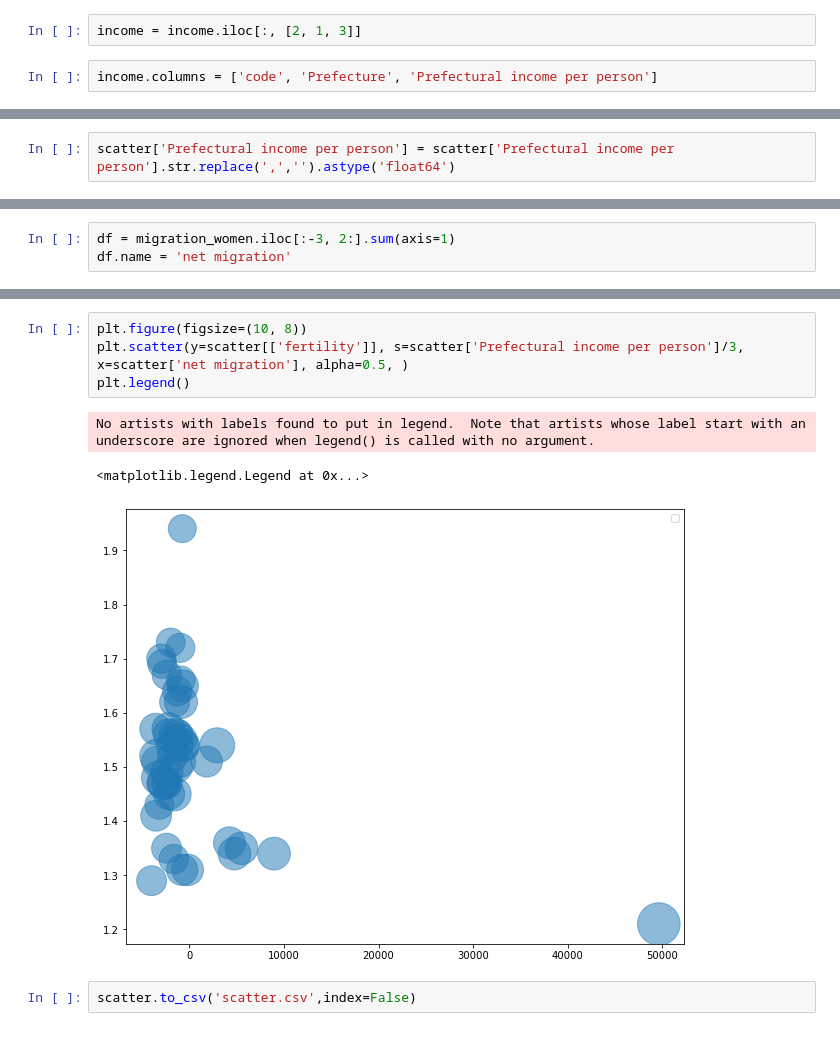
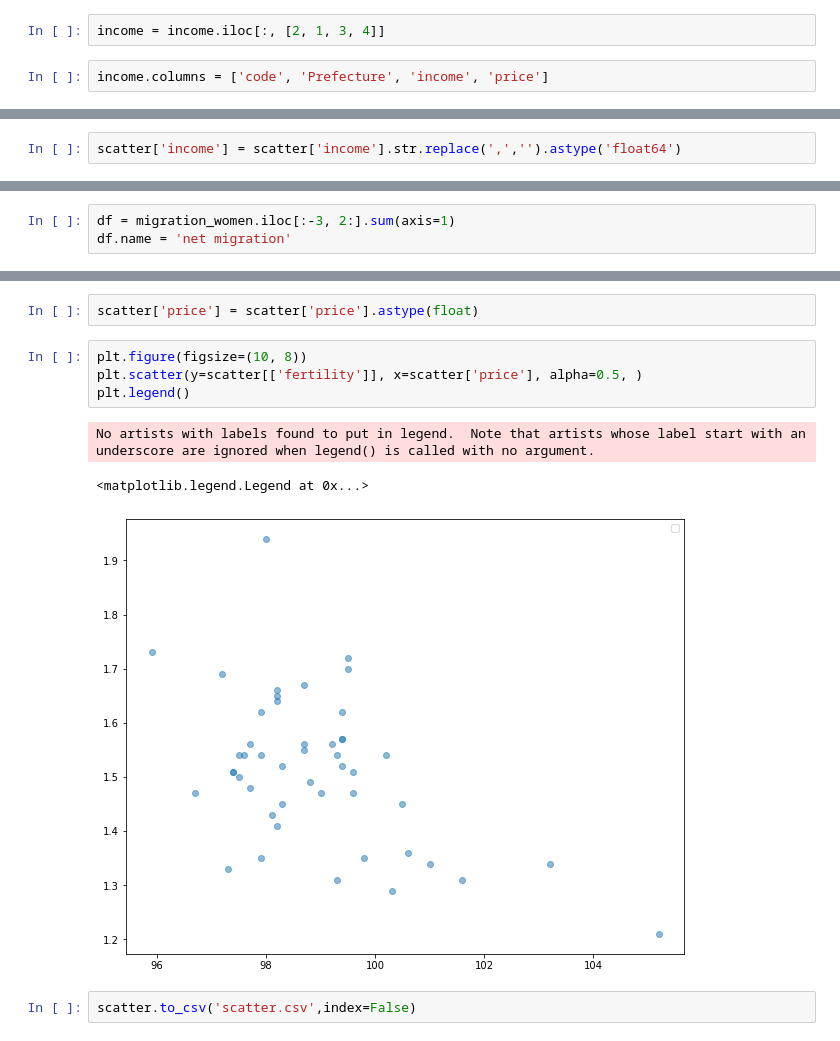
Before and after one commit to ayakow1/CAPP30239_FA22, a Jupyter notebook: data/data_clean.ipynb, the cells around one changed output, grey strips where cells are left out. Cells and saved outputs as stored; diff of their text form.

```diff
--- a/data/data_clean.ipynb
+++ b/data/data_clean.ipynb
@@ -441,6 +467,6 @@ income = pd.concat([translate, income.reset_index()], axis=1, ignore_index=True)
 # %%
-income = income.iloc[:, [2, 1, 3]]
+income = income.iloc[:, [2, 1, 3, 4]]
 # %%
-income.columns = ['code', 'Prefecture', 'Prefectural income per person']
+income.columns = ['code', 'Prefecture', 'income', 'price']
 # %%
 income['code'] = income['code'] - 2
@@ -491,5 +523,5 @@ scatter
 # %%
-scatter['Prefectural income per person'] = scatter['Prefectural income per person'].str.replace(',','').astype('float64')
+scatter['income'] = scatter['income'].str.replace(',','').astype('float64')
 # %% [markdown]
 ### Load migration data (women 15-49 in 2017)
 # %%
@@ -542,11 +574,13 @@ scatter
+# %%
+scatter['price'] = scatter['price'].astype(float)
 # %%
 plt.figure(figsize=(10, 8))
-plt.scatter(y=scatter[['fertility']], s=scatter['Prefectural income per person']/3, x=scatter['net migration'], alpha=0.5, )
+plt.scatter(y=scatter[['fertility']], x=scatter['price'], alpha=0.5, )
 plt.legend()
 # %% [output]
 No artists with labels found to put in legend.  Note that artists whose label start with an underscore are ignored when legend() is called with no argument.
 <matplotlib.legend.Legend at 0x...>
-[figure, old version]
+[figure, new version]
 # %%
 scatter.to_csv('scatter.csv',index=False)
 # %% [markdown]
```
Also changed, not shown: parts of 20 cells of this notebook.
